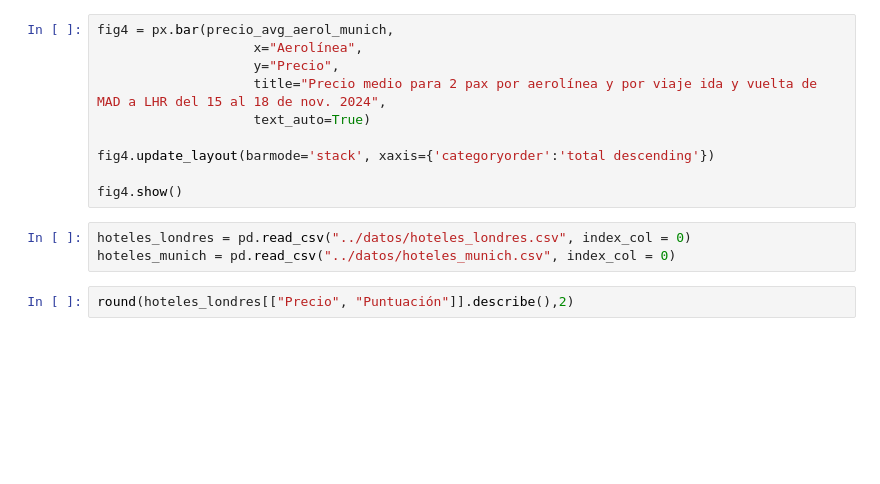
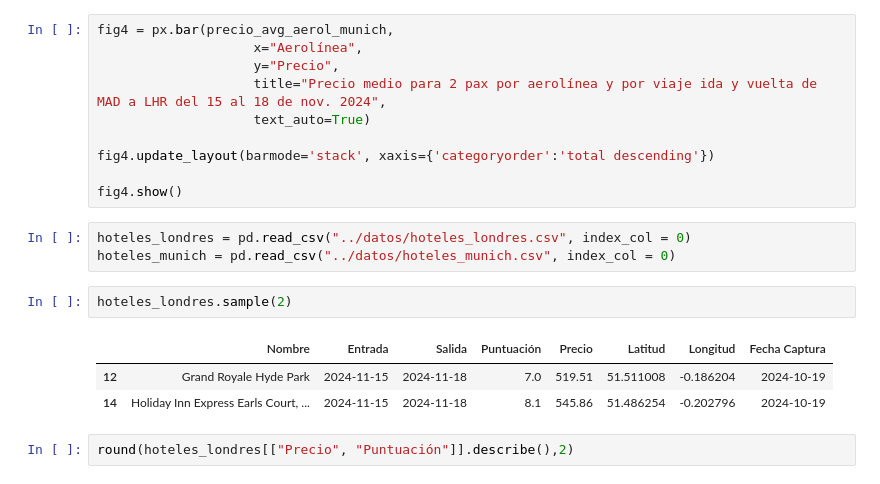
Before and after one commit to davfranco1/Proyecto3-Proyecto-ExplorandoViajesAPIs-WebScraping, a Jupyter notebook: notebooks/2_Análisis de Datos.ipynb, the cells around one changed output. Saved outputs shown, nothing was run; the diff lists cells and outputs as text; blank space fills up the shorter version.

```diff
--- a/notebooks/2_Análisis de Datos.ipynb
+++ b/notebooks/2_Análisis de Datos.ipynb
@@ -107,6 +84,12 @@ fig4.show()
 # %%
 hoteles_londres = pd.read_csv("../datos/hoteles_londres.csv", index_col = 0)
 hoteles_munich = pd.read_csv("../datos/hoteles_munich.csv", index_col = 0)
+# %%
+hoteles_londres.sample(2)
+# %% [output]
+|  | Nombre | Entrada | Salida | Puntuación | Precio | Latitud | Longitud | Fecha Captura |
+| 12 | Grand Royale Hyde Park | 2024-11-15 | 2024-11-18 | 7.0 | 519.51 | 51.511008 | -0.186204 | 2024-10-19 |
+| 14 | Holiday Inn Express Earls Court, ... | 2024-11-15 | 2024-11-18 | 8.1 | 545.86 | 51.486254 | -0.202796 | 2024-10-19 |
 # %%
 round(hoteles_londres[["Precio", "Puntuación"]].describe(),2)
 # %% [output]
```
Also changed, not shown: parts of 14 cells of this notebook, 12 other files.
